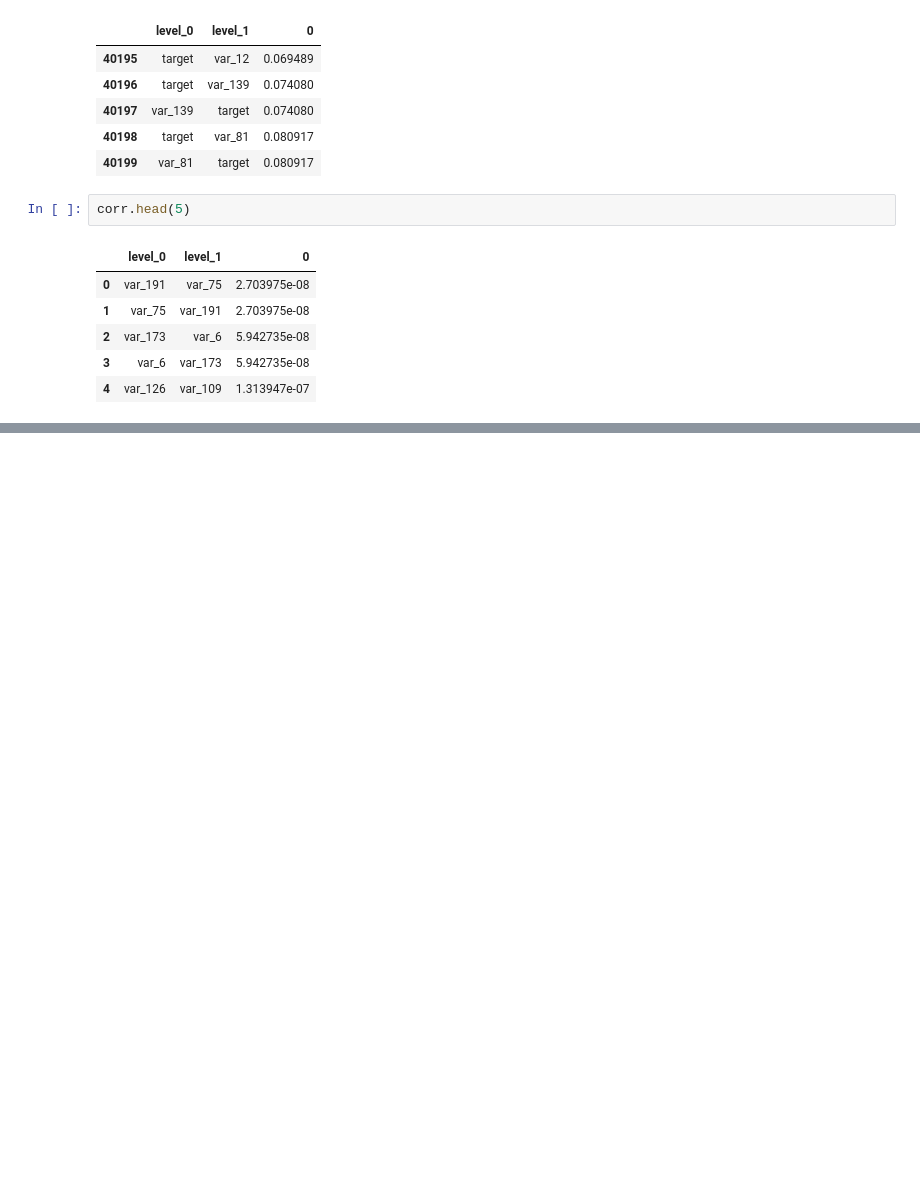
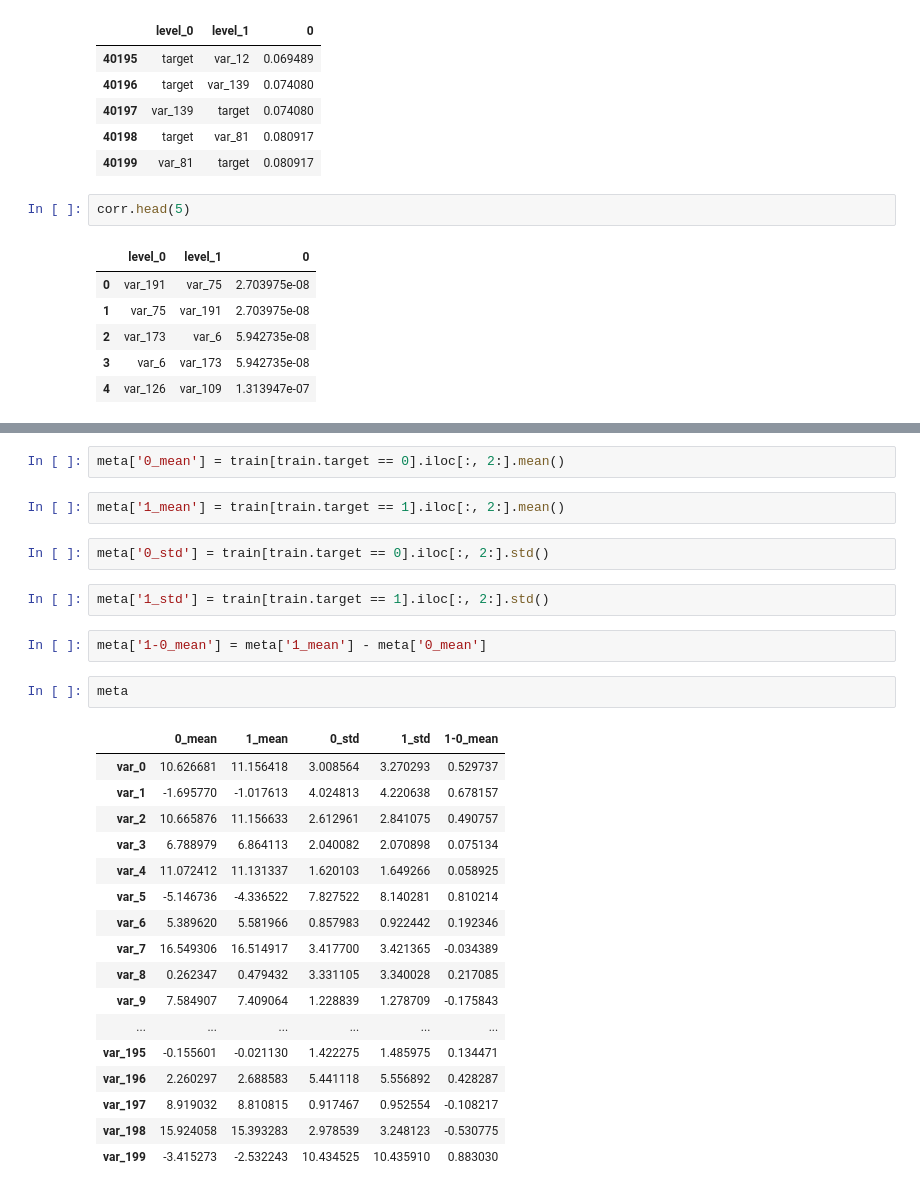
Before and after one commit to SONG-WONHO/Kaggle-Santander, a Jupyter notebook: 01 EDA.ipynb, the cells around one changed output, grey strips where cells are left out. Drawn from its saved outputs; the diff is of its cells as text; blank space fills up the shorter version.

```diff
--- a/01 EDA.ipynb
+++ b/01 EDA.ipynb
@@ -110,0 +119,30 @@ corr.head(5)
+# %%
+meta['0_mean'] = train[train.target == 0].iloc[:, 2:].mean()
+# %%
+meta['1_mean'] = train[train.target == 1].iloc[:, 2:].mean()
+# %%
+meta['0_std'] = train[train.target == 0].iloc[:, 2:].std()
+# %%
+meta['1_std'] = train[train.target == 1].iloc[:, 2:].std()
+# %%
+meta['1-0_mean'] = meta['1_mean'] - meta['0_mean']
+# %%
+meta
+# %% [output]
+|  | 0_mean | 1_mean | 0_std | 1_std | 1-0_mean |
+| var_0 | 10.626681 | 11.156418 | 3.008564 | 3.270293 | 0.529737 |
+| var_1 | -1.695770 | -1.017613 | 4.024813 | 4.220638 | 0.678157 |
+| var_2 | 10.665876 | 11.156633 | 2.612961 | 2.841075 | 0.490757 |
+| var_3 | 6.788979 | 6.864113 | 2.040082 | 2.070898 | 0.075134 |
+| var_4 | 11.072412 | 11.131337 | 1.620103 | 1.649266 | 0.058925 |
+| var_5 | -5.146736 | -4.336522 | 7.827522 | 8.140281 | 0.810214 |
+| var_6 | 5.389620 | 5.581966 | 0.857983 | 0.922442 | 0.192346 |
+| var_7 | 16.549306 | 16.514917 | 3.417700 | 3.421365 | -0.034389 |
+| var_8 | 0.262347 | 0.479432 | 3.331105 | 3.340028 | 0.217085 |
+| var_9 | 7.584907 | 7.409064 | 1.228839 | 1.278709 | -0.175843 |
+| ... | ... | ... | ... | ... | ... |
+| var_195 | -0.155601 | -0.021130 | 1.422275 | 1.485975 | 0.134471 |
+| var_196 | 2.260297 | 2.688583 | 5.441118 | 5.556892 | 0.428287 |
+| var_197 | 8.919032 | 8.810815 | 0.917467 | 0.952554 | -0.108217 |
+| var_198 | 15.924058 | 15.393283 | 2.978539 | 3.248123 | -0.530775 |
+| var_199 | -3.415273 | -2.532243 | 10.434525 | 10.435910 | 0.883030 |
```
Also changed, not shown: parts of 5 cells of this notebook.
